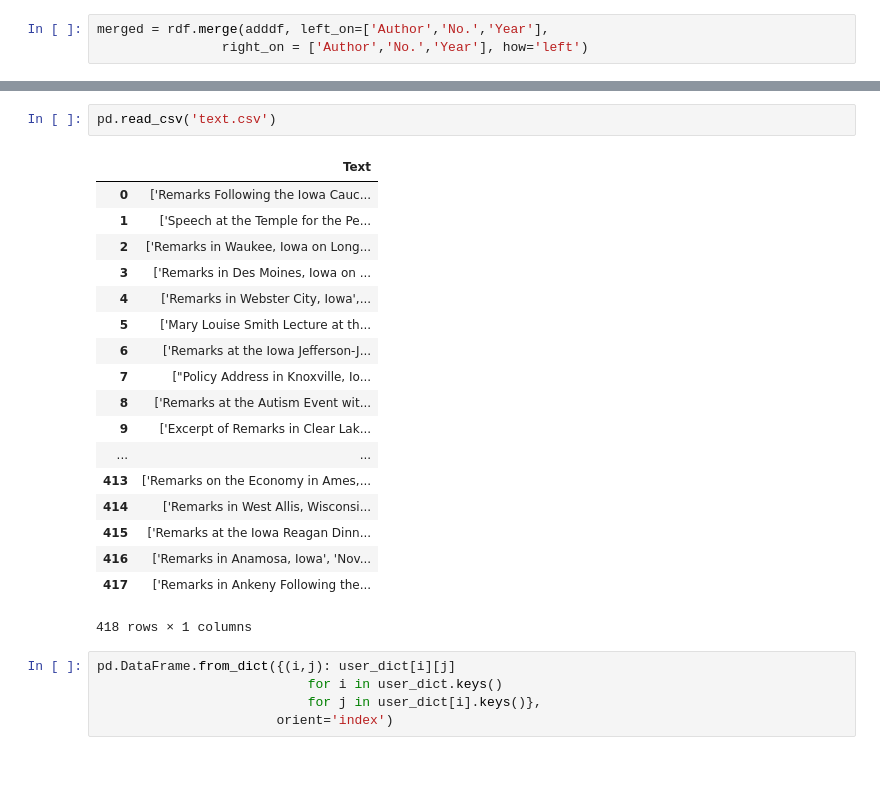
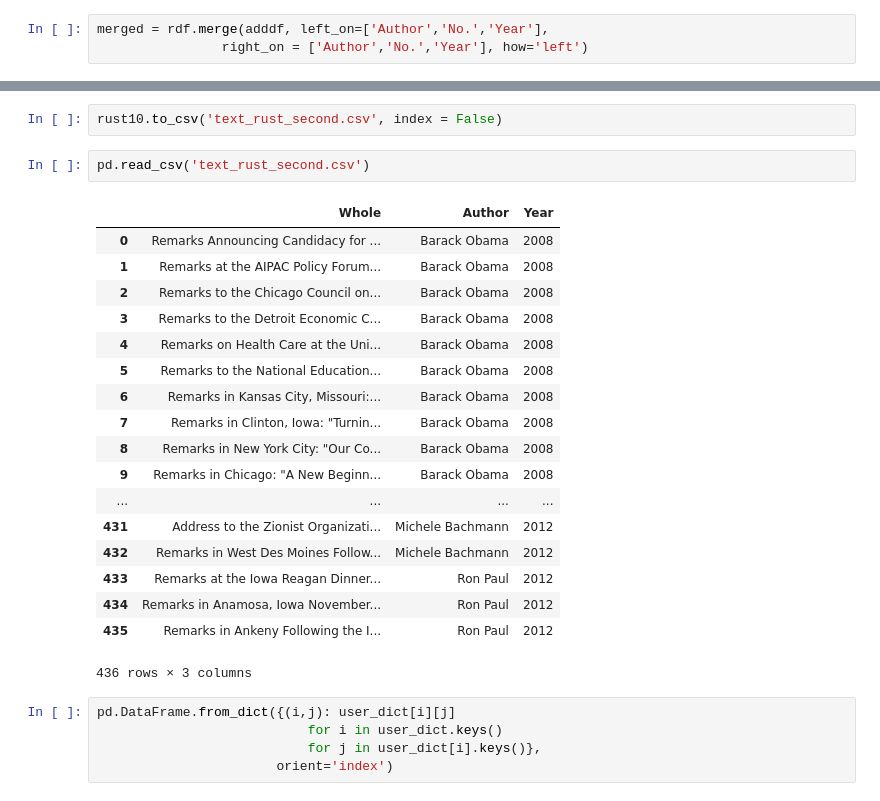
Before and after one commit to Alicechung/ML_finalPJT, a Jupyter notebook: Code/ML_preprocessing texts.ipynb, the cells around one changed output, grey strips where cells are left out. Drawn from its saved outputs; the diff is of its cells as text; blank space fills up the shorter version.

Commit message:
adding more result and modified result with whole text

```diff
--- a/Code/ML_preprocessing texts.ipynb
+++ b/Code/ML_preprocessing texts.ipynb
@@ -317,24 +310,26 @@ addingstatedf[addingstatedf['Rstate_y'].isin(rustbelts)]['Text'].to_frame().to_c
+# %%
+rust10.to_csv('text_rust_second.csv', index = False)
 # %%
-pd.read_csv('text.csv')
+pd.read_csv('text_rust_second.csv')
 # %% [output]
-|  | Text |
-| 0 | ['Remarks Following the Iowa Cauc... |
-| 1 | ['Speech at the Temple for the Pe... |
-| 2 | ['Remarks in Waukee, Iowa on Long... |
-| 3 | ['Remarks in Des Moines, Iowa on ... |
-| 4 | ['Remarks in Webster City, Iowa',... |
-| 5 | ['Mary Louise Smith Lecture at th... |
-| 6 | ['Remarks at the Iowa Jefferson-J... |
-| 7 | ["Policy Address in Knoxville, Io... |
-| 8 | ['Remarks at the Autism Event wit... |
-| 9 | ['Excerpt of Remarks in Clear Lak... |
-| ... | ... |
-| 413 | ['Remarks on the Economy in Ames,... |
-| 414 | ['Remarks in West Allis, Wisconsi... |
-| 415 | ['Remarks at the Iowa Reagan Dinn... |
-| 416 | ['Remarks in Anamosa, Iowa', 'Nov... |
-| 417 | ['Remarks in Ankeny Following the... |
+|  | Whole | Author | Year |
+| 0 | Remarks Announcing Candidacy for ... | Barack Obama | 2008 |
+| 1 | Remarks at the AIPAC Policy Forum... | Barack Obama | 2008 |
+| 2 | Remarks to the Chicago Council on... | Barack Obama | 2008 |
+| 3 | Remarks to the Detroit Economic C... | Barack Obama | 2008 |
+| 4 | Remarks on Health Care at the Uni... | Barack Obama | 2008 |
+| 5 | Remarks to the National Education... | Barack Obama | 2008 |
+| 6 | Remarks in Kansas City, Missouri:... | Barack Obama | 2008 |
+| 7 | Remarks in Clinton, Iowa: "Turnin... | Barack Obama | 2008 |
+| 8 | Remarks in New York City: "Our Co... | Barack Obama | 2008 |
+| 9 | Remarks in Chicago: "A New Beginn... | Barack Obama | 2008 |
+| ... | ... | ... | ... |
+| 431 | Address to the Zionist Organizati... | Michele Bachmann | 2012 |
+| 432 | Remarks in West Des Moines Follow... | Michele Bachmann | 2012 |
+| 433 | Remarks at the Iowa Reagan Dinner... | Ron Paul | 2012 |
+| 434 | Remarks in Anamosa, Iowa November... | Ron Paul | 2012 |
+| 435 | Remarks in Ankeny Following the I... | Ron Paul | 2012 |
-418 rows × 1 columns
+436 rows × 3 columns
 # %%
 pd.DataFrame.from_dict({(i,j): user_dict[i][j]
                            for i in user_dict.keys()
```
Also changed, not shown: parts of 17 cells of this notebook, 4 other files.
